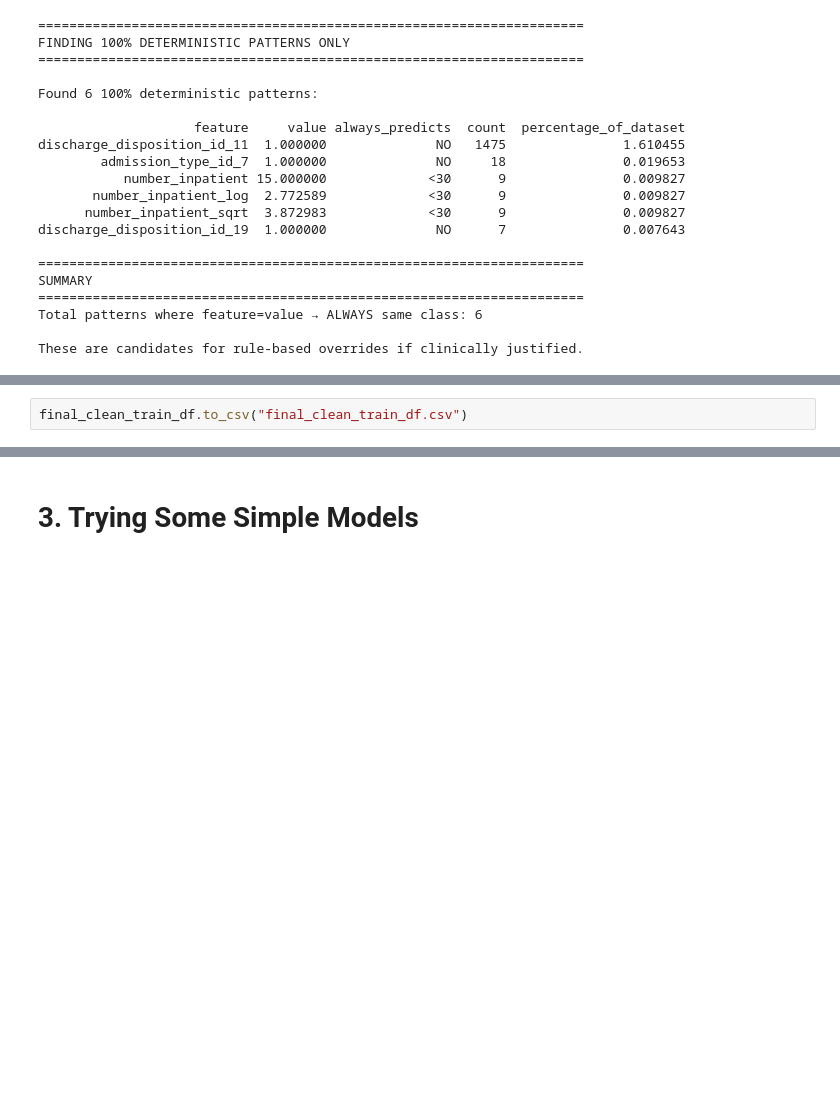
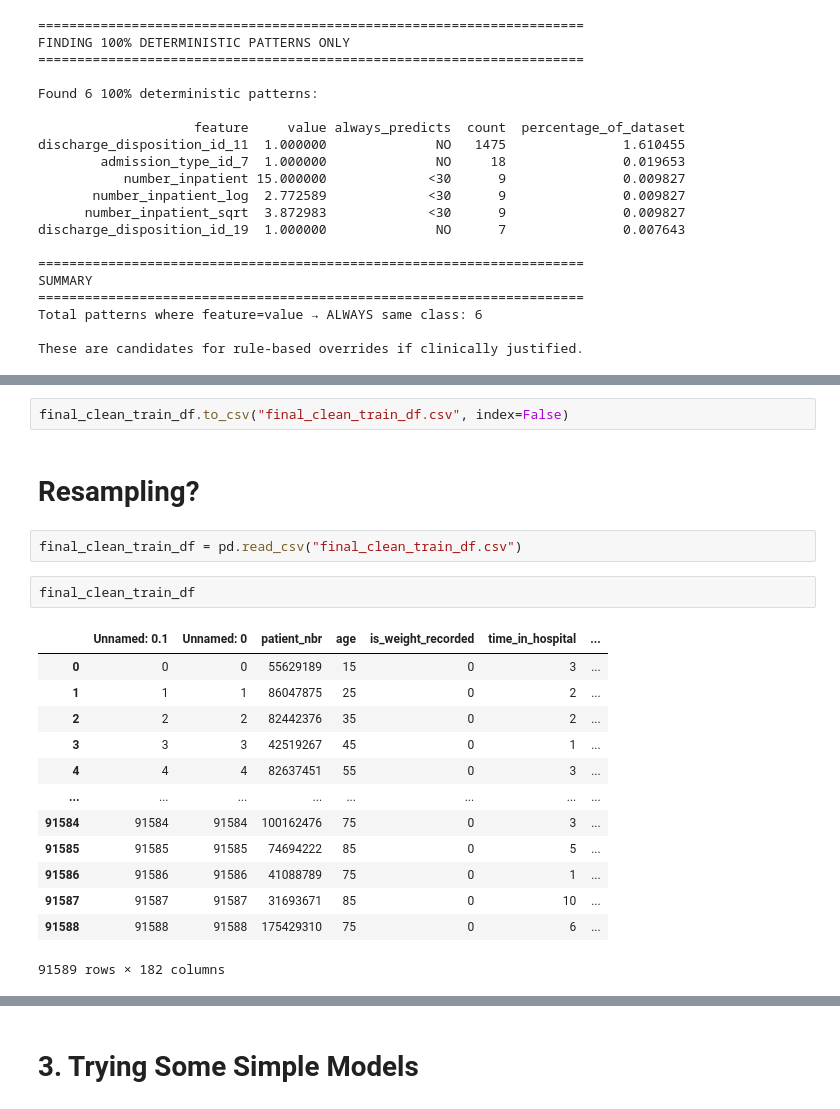
Before and after one commit to levon-d/BENG0095_Coursework, a Jupyter notebook: notebooks/main.ipynb, the cells around one changed output, grey strips where cells are left out. Cells and saved outputs as stored; diff of their text form; blank space fills up the shorter version.

Commit message:
finished final data cleaning, feature engineering

```diff
--- a/notebooks/main.ipynb
+++ b/notebooks/main.ipynb
@@ -1129,2 +1184,22 @@ final_clean_train_df = train_df[final_features + ['readmitted', 'patient_nbr']].
 # %%
-final_clean_train_df.to_csv("final_clean_train_df.csv")
+final_clean_train_df.to_csv("final_clean_train_df.csv", index=False)
+# %% [markdown]
+# Resampling?
+# %%
+final_clean_train_df = pd.read_csv("final_clean_train_df.csv")
+# %%
+final_clean_train_df
+# %% [output]
+|  | Unnamed: 0.1 | Unnamed: 0 | patient_nbr | age | is_weight_recorded | time_in_hospital | ... |
+| 0 | 0 | 0 | 55629189 | 15 | 0 | 3 | ... |
+| 1 | 1 | 1 | 86047875 | 25 | 0 | 2 | ... |
+| 2 | 2 | 2 | 82442376 | 35 | 0 | 2 | ... |
+| 3 | 3 | 3 | 42519267 | 45 | 0 | 1 | ... |
+| 4 | 4 | 4 | 82637451 | 55 | 0 | 3 | ... |
+| ... | ... | ... | ... | ... | ... | ... | ... |
+| 91584 | 91584 | 91584 | 100162476 | 75 | 0 | 3 | ... |
+| 91585 | 91585 | 91585 | 74694222 | 85 | 0 | 5 | ... |
+| 91586 | 91586 | 91586 | 41088789 | 75 | 0 | 1 | ... |
+| 91587 | 91587 | 91587 | 31693671 | 85 | 0 | 10 | ... |
+| 91588 | 91588 | 91588 | 175429310 | 75 | 0 | 6 | ... |
+91589 rows × 182 columns
```
Also changed, not shown: parts of 20 cells of this notebook, 7 other files.
